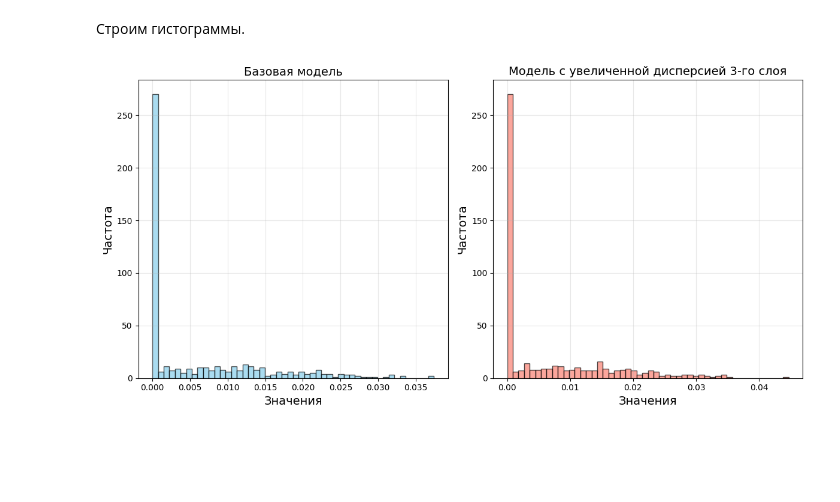
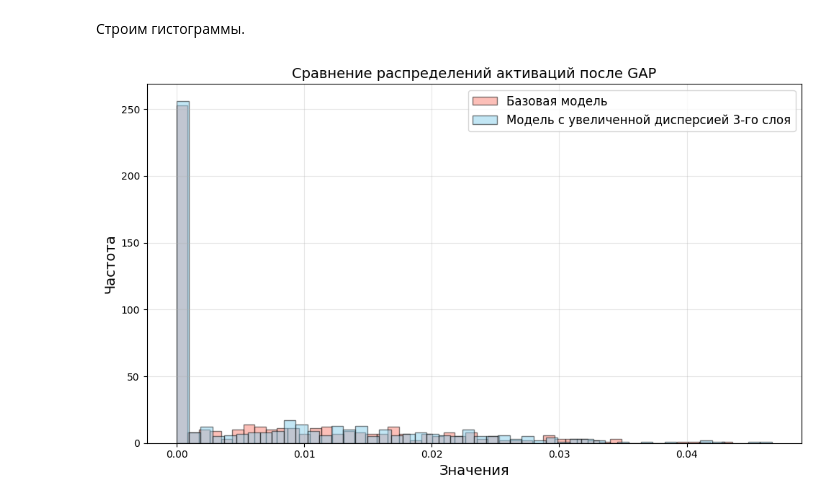
Before and after one commit to romangorbunov91/DL-task-1, a Jupyter notebook: var_1.ipynb, the cells around one changed output. Cells and saved outputs as stored; diff of their text form; code cells hidden in the pictures; blank space fills up the shorter version.

```diff
--- a/var_1.ipynb
+++ b/var_1.ipynb
@@ -115,19 +115,20 @@ with torch.no_grad():
 (512,)
 # %% [markdown]
 Строим гистограммы.
-# %%
-user_colors = ['skyblue', 'salmon']
-user_labels = ['Базовая модель', 'Модель с увеличенной дисперсией 3-го слоя']
-
-plt.figure(figsize=(12, 6))
-for m, out in enumerate(outputs):
-    plt.subplot(1, 2, m+1)
-    plt.hist(out, bins=50, alpha=0.7, color=user_colors[m], edgecolor='black')
-    plt.title(user_labels[m], fontsize=14)
-    plt.xlabel('Значения', fontsize=14)
-    plt.ylabel('Частота', fontsize=14)
-    plt.grid(True, alpha=0.3)
-plt.tight_layout()
-plt.show()
-# %% [output]
-[figure, removed]
+# %%
+user_colors = ['salmon', 'skyblue']
+user_labels = ['Базовая модель', 'Модель с увеличенной дисперсией 3-го слоя']
+
+plt.figure(figsize=(10, 6))
+for m, out in enumerate(outputs):
+    plt.hist(out, bins=50, alpha=0.5, color=user_colors[m], edgecolor='black', label=user_labels[m])
+
+plt.title('Сравнение распределений активаций после GAP', fontsize=14)
+plt.xlabel('Значения', fontsize=14)
+plt.ylabel('Частота', fontsize=14)
+plt.legend(fontsize=12)
+plt.grid(True, alpha=0.3)
+plt.tight_layout()
+plt.show()
+# %% [output]
+[figure, added]
```
Also changed, not shown: parts of 2 cells of this notebook.
